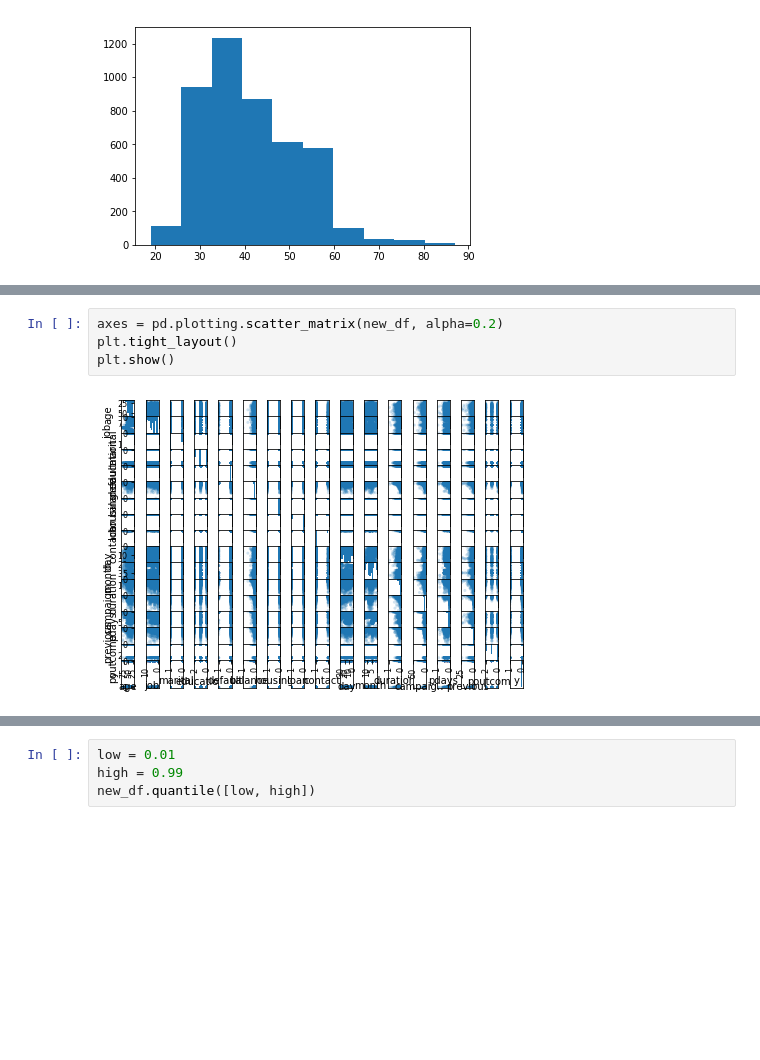
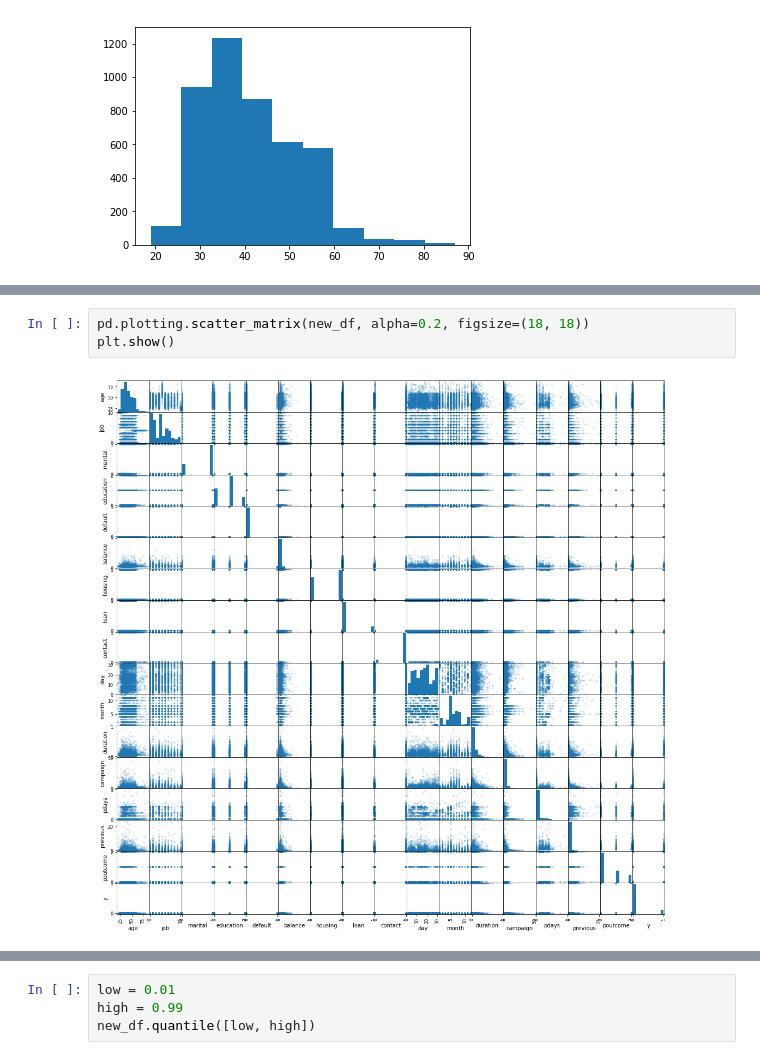
Before and after one commit to mustafa-qamaruddin/ml-course, a Jupyter notebook: Module 002.ipynb, the cells around one changed output, grey strips where cells are left out. Saved outputs shown, nothing was run; the diff lists cells and outputs as text; blank space fills up the shorter version.

```diff
--- a/Module 002.ipynb
+++ b/Module 002.ipynb
@@ -519,6 +575,5 @@ plt.hist(df.age.values)
 # %%
-axes = pd.plotting.scatter_matrix(new_df, alpha=0.2)
-plt.tight_layout()
+pd.plotting.scatter_matrix(new_df, alpha=0.2, figsize=(18, 18))
 plt.show()
 # %% [output]
-[figure, old version]
+[figure, new version]
```
Also changed, not shown: parts of 19 cells of this notebook, 2 other files.
